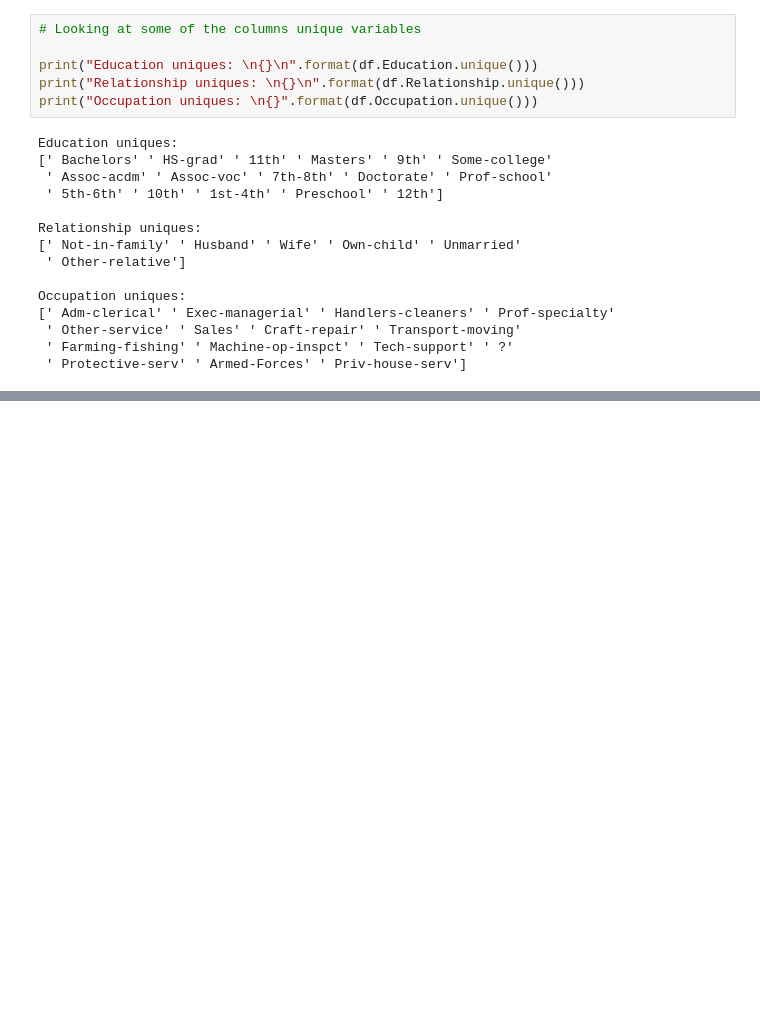
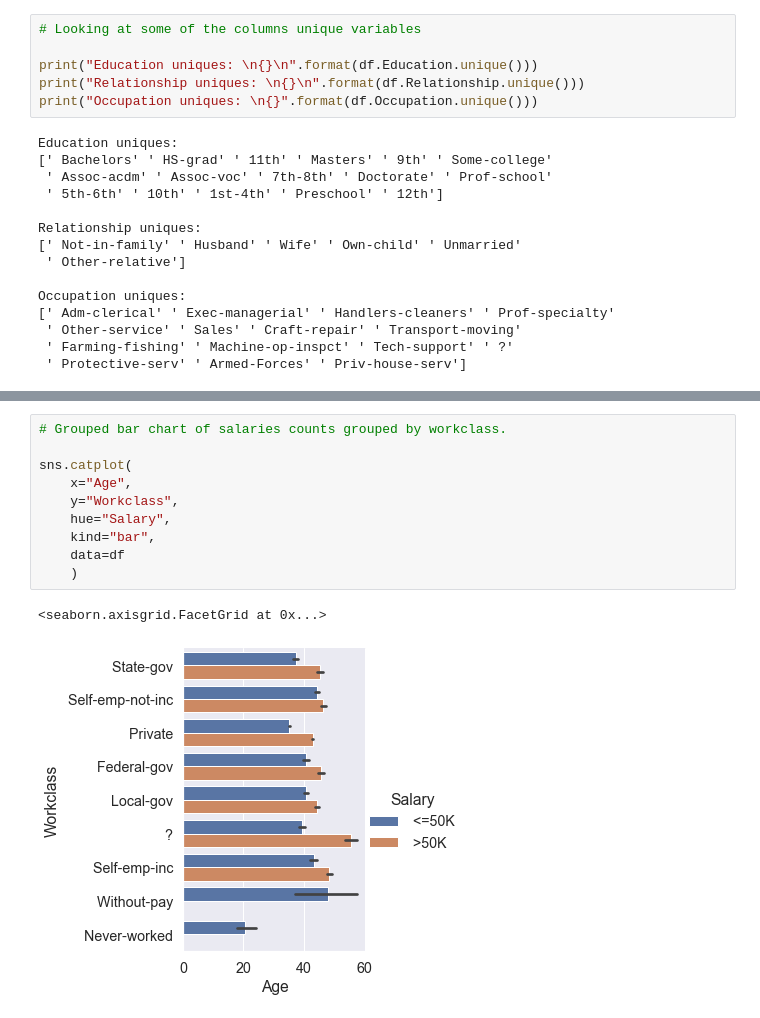
Before and after one commit to kylenelwan/data301, a Jupyter notebook: analysis/noah/milestone2.ipynb, the cells around one changed output, grey strips where cells are left out. Saved outputs shown, nothing was run; the diff lists cells and outputs as text; blank space fills up the shorter version.

```diff
--- a/analysis/noah/milestone2.ipynb
+++ b/analysis/noah/milestone2.ipynb
@@ -88,0 +124,13 @@ plt.rc("axes.spines", top=False, right=False)
+# %%
+# Grouped bar chart of salaries counts grouped by workclass.
+
+sns.catplot(
+    x="Age",
+    y="Workclass",
+    hue="Salary",
+    kind="bar",
+    data=df
+    )
+# %% [output]
+<seaborn.axisgrid.FacetGrid at 0x...>
+[figure, added]
```
Also changed, not shown: parts of 9 cells of this notebook, 2 other files.
